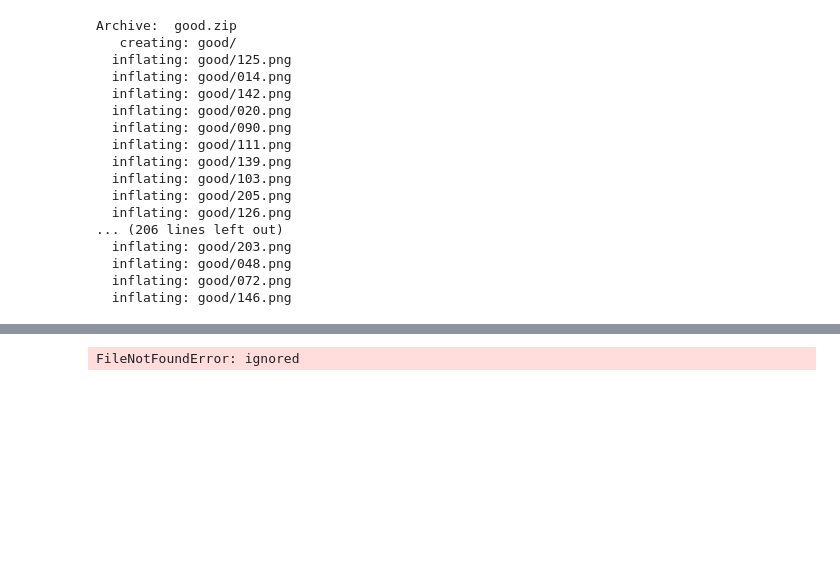
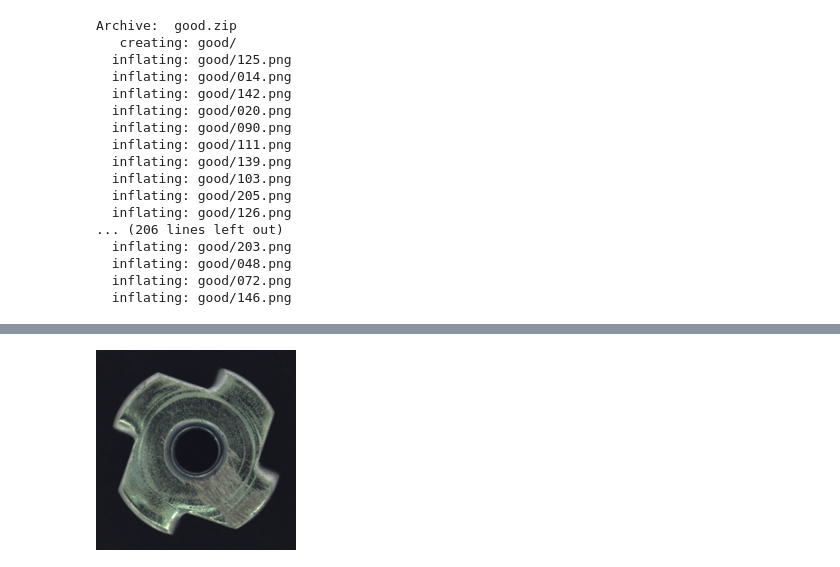
Before and after one commit to mamorusugamoto/anomaly_det_cutpaste, a Jupyter notebook: anomaly_detection_cutpaste.ipynb, the cells around one changed output, grey strips where cells are left out. Drawn from its saved outputs; the diff is of its cells as text; code cells hidden in the pictures; blank space fills up the shorter version.

```diff
--- a/anomaly_detection_cutpaste.ipynb
+++ b/anomaly_detection_cutpaste.ipynb
@@ -68,12 +70,12 @@ dataset.py   eval/       model.py         requirements.txt
 # %%
 from PIL import Image, ImageFilter
 from IPython.display import display
 
 im = Image.open('Data/001.png')
-im = im.resize((100, 100))
+im = im.resize((200, 200))
 display(im)
 # %% [output]
-FileNotFoundError: ignored
+[figure, added]
 # %%
 # Data/001.pngを異常検知する
 # 異常度のしきい値は23.625200271606445
```
Also changed, not shown: parts of 8 cells of this notebook.
